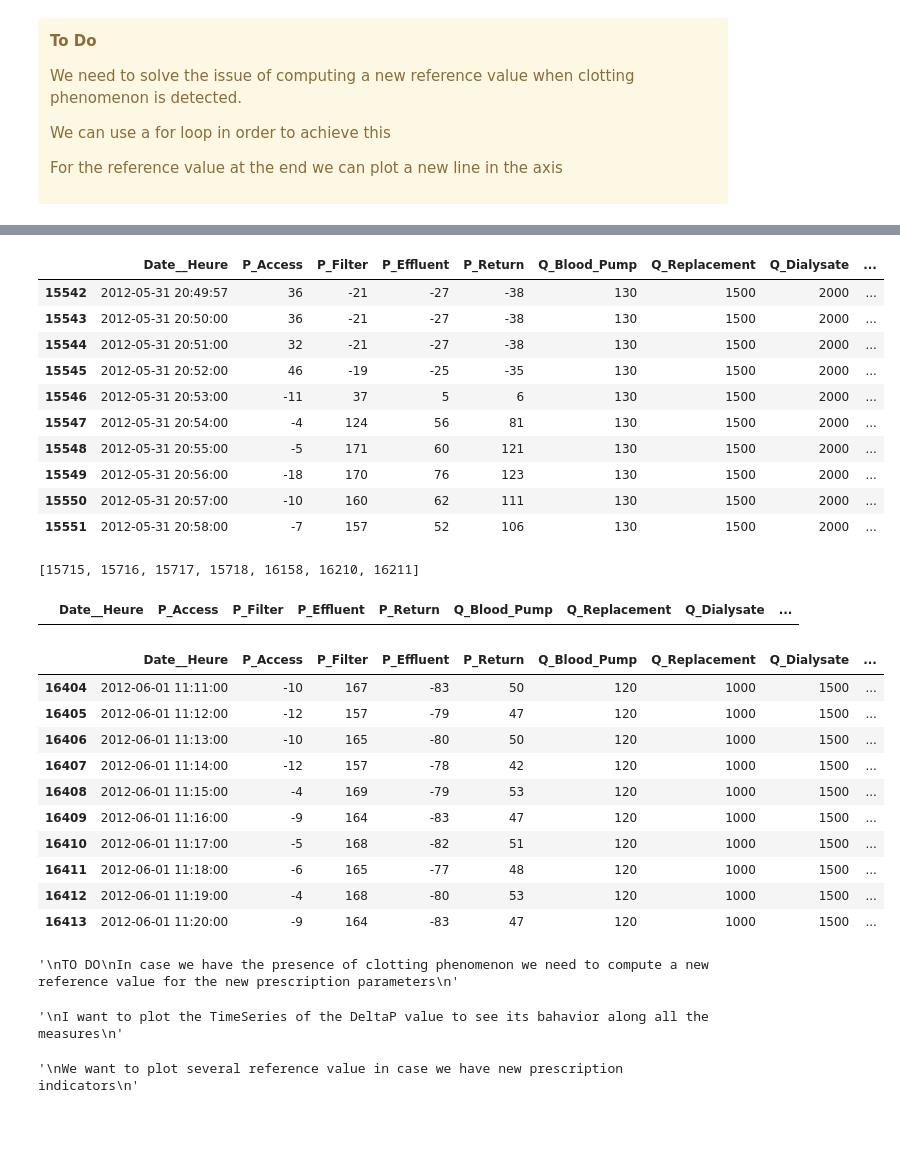
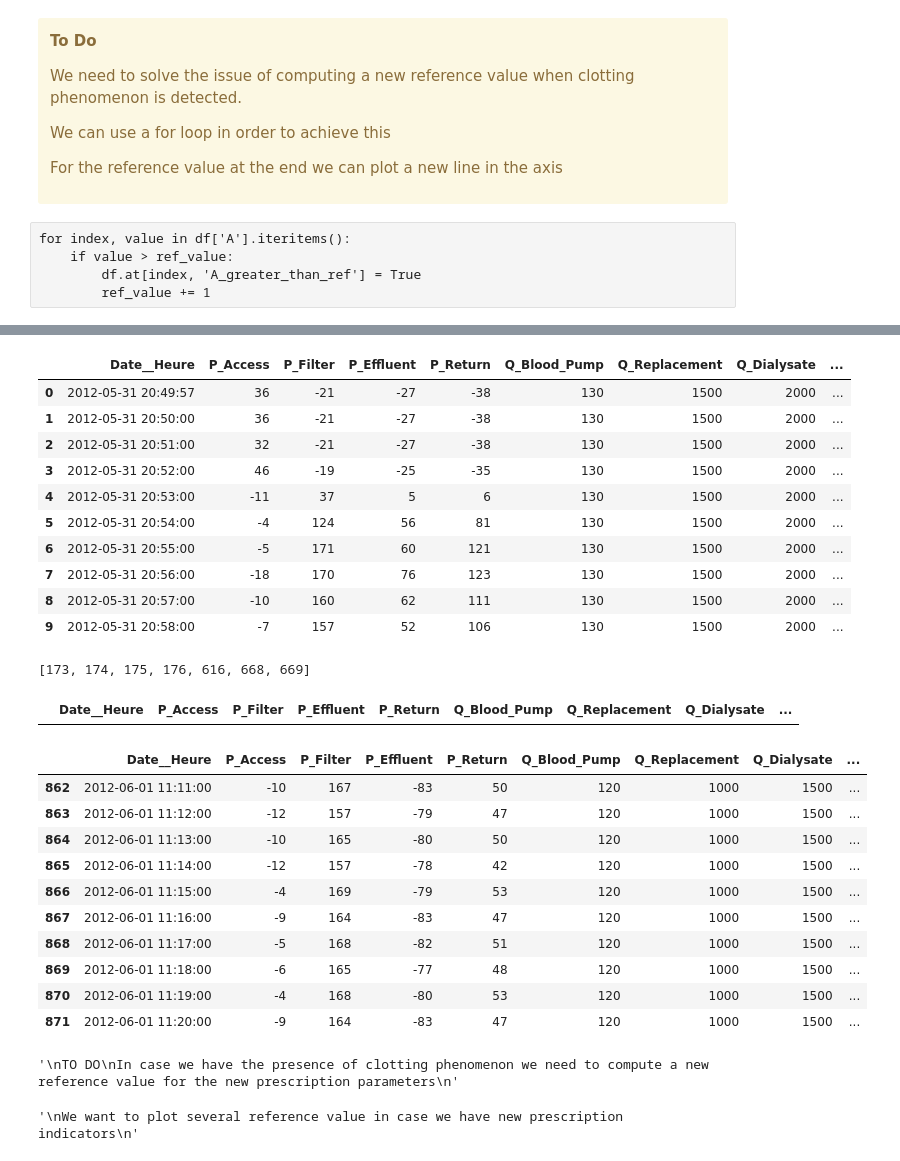
Before and after one commit to IamLuisAngelEscobar/UnivAQ, a Jupyter notebook: 02_Clotting_labeling.ipynb, the cells around one changed output, grey strips where cells are left out. Drawn from its saved outputs; the diff is of its cells as text; code cells hidden in the pictures; blank space fills up the shorter version.

```diff
--- a/02_Clotting_labeling.ipynb
+++ b/02_Clotting_labeling.ipynb
@@ -121,3 +101,8 @@ for name in loaded_dict.keys():
+# %% [raw]
+for index, value in df['A'].iteritems():
+    if value > ref_value:
+        df.at[index, 'A_greater_than_ref'] = True
+        ref_value += 1
 # %%
 #We need to optimize the list generation, in general is slow
 # %%
@@ -143,22 +128,23 @@ clotting_list
 # %%
 trt_number = 810
 df_test = loaded_dict[f'df_{trt_number}']
-df_test.head(10)
+df_reset = df_test.reset_index(drop=True)
+df_reset.head(10)
 # %% [output]
 |  | Date__Heure | P_Access | P_Filter | P_Effluent | P_Return | Q_Blood_Pump | Q_Replacement | Q_Dialysate | ... |
-| 15542 | 2012-05-31 20:49:57 | 36 | -21 | -27 | -38 | 130 | 1500 | 2000 | ... |
-| 15543 | 2012-05-31 20:50:00 | 36 | -21 | -27 | -38 | 130 | 1500 | 2000 | ... |
-| 15544 | 2012-05-31 20:51:00 | 32 | -21 | -27 | -38 | 130 | 1500 | 2000 | ... |
-| 15545 | 2012-05-31 20:52:00 | 46 | -19 | -25 | -35 | 130 | 1500 | 2000 | ... |
-| 15546 | 2012-05-31 20:53:00 | -11 | 37 | 5 | 6 | 130 | 1500 | 2000 | ... |
-| 15547 | 2012-05-31 20:54:00 | -4 | 124 | 56 | 81 | 130 | 1500 | 2000 | ... |
-| 15548 | 2012-05-31 20:55:00 | -5 | 171 | 60 | 121 | 130 | 1500 | 2000 | ... |
-| 15549 | 2012-05-31 20:56:00 | -18 | 170 | 76 | 123 | 130 | 1500 | 2000 | ... |
-| 15550 | 2012-05-31 20:57:00 | -10 | 160 | 62 | 111 | 130 | 1500 | 2000 | ... |
-| 15551 | 2012-05-31 20:58:00 | -7 | 157 | 52 | 106 | 130 | 1500 | 2000 | ... |
+| 0 | 2012-05-31 20:49:57 | 36 | -21 | -27 | -38 | 130 | 1500 | 2000 | ... |
+| 1 | 2012-05-31 20:50:00 | 36 | -21 | -27 | -38 | 130 | 1500 | 2000 | ... |
+| 2 | 2012-05-31 20:51:00 | 32 | -21 | -27 | -38 | 130 | 1500 | 2000 | ... |
+| 3 | 2012-05-31 20:52:00 | 46 | -19 | -25 | -35 | 130 | 1500 | 2000 | ... |
+| 4 | 2012-05-31 20:53:00 | -11 | 37 | 5 | 6 | 130 | 1500 | 2000 | ... |
+| 5 | 2012-05-31 20:54:00 | -4 | 124 | 56 | 81 | 130 | 1500 | 2000 | ... |
+| 6 | 2012-05-31 20:55:00 | -5 | 171 | 60 | 121 | 130 | 1500 | 2000 | ... |
+| 7 | 2012-05-31 20:56:00 | -18 | 170 | 76 | 123 | 130 | 1500 | 2000 | ... |
+| 8 | 2012-05-31 20:57:00 | -10 | 160 | 62 | 111 | 130 | 1500 | 2000 | ... |
+| 9 | 2012-05-31 20:58:00 | -7 | 157 | 52 | 106 | 130 | 1500 | 2000 | ... |
 # %%
 '''Find cases where Clotting is True'''
-df_test.index[df_test['Clotting'] == True].tolist()
+df_reset.index[df_test['Clotting'] == True].tolist()
 # %% [output]
-[15715, 15716, 15717, 15718, 16158, 16210, 16211]
+[173, 174, 175, 176, 616, 668, 669]
 # %%
@@ -166,19 +153,19 @@ df_test.loc[32360:32390]
 # %% [output]
 |  | Date__Heure | P_Access | P_Filter | P_Effluent | P_Return | Q_Blood_Pump | Q_Replacement | Q_Dialysate | ... |
 # %%
-df_test.tail(10)
+df_reset.tail(10)
 # %% [output]
 |  | Date__Heure | P_Access | P_Filter | P_Effluent | P_Return | Q_Blood_Pump | Q_Replacement | Q_Dialysate | ... |
-| 16404 | 2012-06-01 11:11:00 | -10 | 167 | -83 | 50 | 120 | 1000 | 1500 | ... |
-| 16405 | 2012-06-01 11:12:00 | -12 | 157 | -79 | 47 | 120 | 1000 | 1500 | ... |
-| 16406 | 2012-06-01 11:13:00 | -10 | 165 | -80 | 50 | 120 | 1000 | 1500 | ... |
-| 16407 | 2012-06-01 11:14:00 | -12 | 157 | -78 | 42 | 120 | 1000 | 1500 | ... |
-| 16408 | 2012-06-01 11:15:00 | -4 | 169 | -79 | 53 | 120 | 1000 | 1500 | ... |
-| 16409 | 2012-06-01 11:16:00 | -9 | 164 | -83 | 47 | 120 | 1000 | 1500 | ... |
-| 16410 | 2012-06-01 11:17:00 | -5 | 168 | -82 | 51 | 120 | 1000 | 1500 | ... |
-| 16411 | 2012-06-01 11:18:00 | -6 | 165 | -77 | 48 | 120 | 1000 | 1500 | ... |
-| 16412 | 2012-06-01 11:19:00 | -4 | 168 | -80 | 53 | 120 | 1000 | 1500 | ... |
-| 16413 | 2012-06-01 11:20:00 | -9 | 164 | -83 | 47 | 120 | 1000 | 1500 | ... |
+| 862 | 2012-06-01 11:11:00 | -10 | 167 | -83 | 50 | 120 | 1000 | 1500 | ... |
+| 863 | 2012-06-01 11:12:00 | -12 | 157 | -79 | 47 | 120 | 1000 | 1500 | ... |
+| 864 | 2012-06-01 11:13:00 | -10 | 165 | -80 | 50 | 120 | 1000 | 1500 | ... |
+| 865 | 2012-06-01 11:14:00 | -12 | 157 | -78 | 42 | 120 | 1000 | 1500 | ... |
+| 866 | 2012-06-01 11:15:00 | -4 | 169 | -79 | 53 | 120 | 1000 | 1500 | ... |
+| 867 | 2012-06-01 11:16:00 | -9 | 164 | -83 | 47 | 120 | 1000 | 1500 | ... |
+| 868 | 2012-06-01 11:17:00 | -5 | 168 | -82 | 51 | 120 | 1000 | 1500 | ... |
+| 869 | 2012-06-01 11:18:00 | -6 | 165 | -77 | 48 | 120 | 1000 | 1500 | ... |
+| 870 | 2012-06-01 11:19:00 | -4 | 168 | -80 | 53 | 120 | 1000 | 1500 | ... |
+| 871 | 2012-06-01 11:20:00 | -9 | 164 | -83 | 47 | 120 | 1000 | 1500 | ... |
 # %%
 '''
 TO DO
@@ -186,12 +173,6 @@ In case we have the presence of clotting phenomenon we need to compute a new ref
 '''
 # %% [output]
 '\nTO DO\nIn case we have the presence of clotting phenomenon we need to compute a new reference value for the new prescription parameters\n'
-# %%
-'''
-I want to plot the TimeSeries of the DeltaP value to see its bahavior along all the measures
-'''
-# %% [output]
-'\nI want to plot the TimeSeries of the DeltaP value to see its bahavior along all the measures\n'
 # %%
 #Problem to solve
 '''
```
Also changed, not shown: parts of 7 cells of this notebook.
